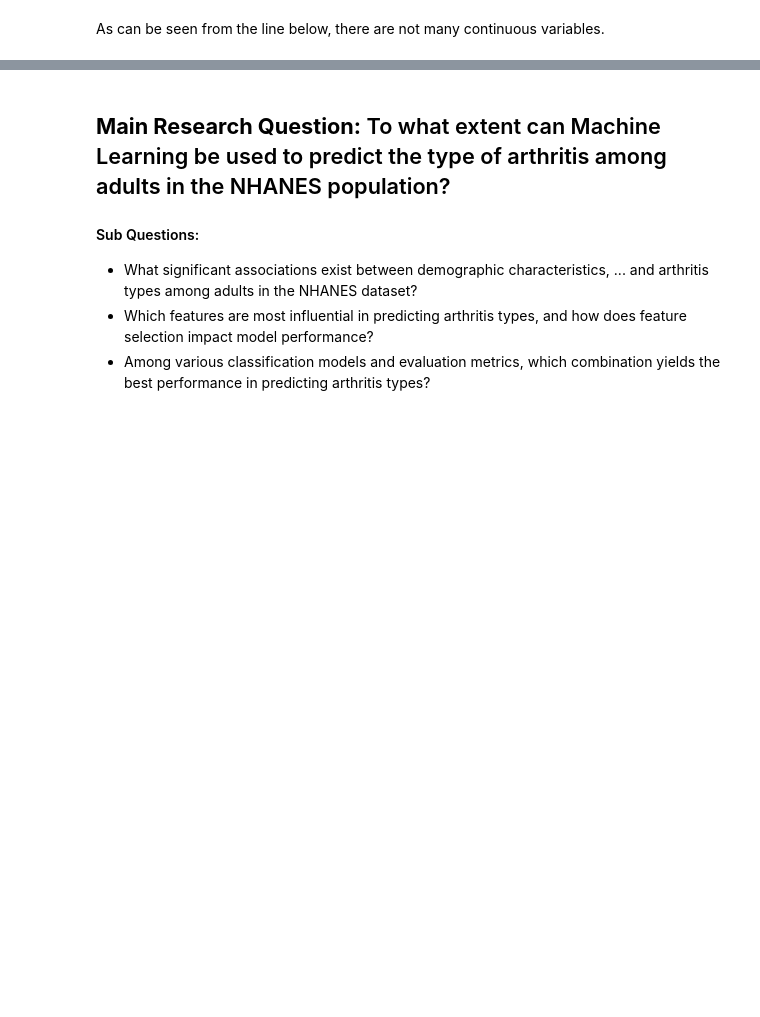
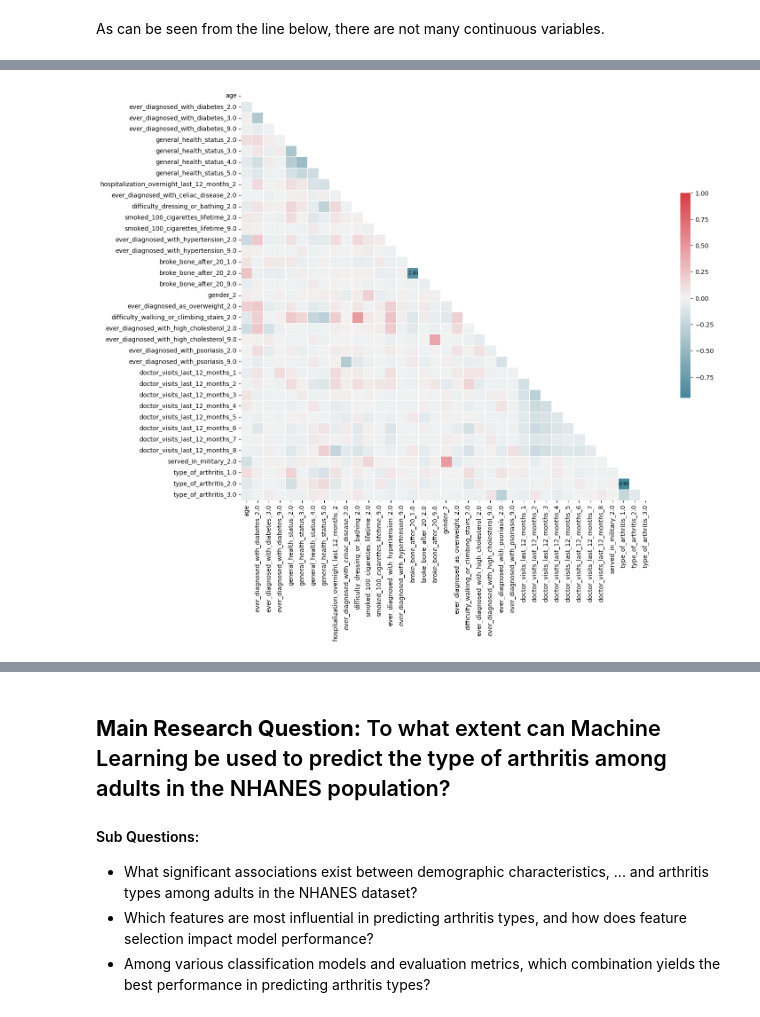
Before and after one commit to mikolajhilgert/jads-dm-project, a Jupyter notebook: Project Code.ipynb, the cells around one changed output, grey strips where cells are left out. Drawn from its saved outputs; the diff is of its cells as text; code cells hidden in the pictures; blank space fills up the shorter version.

```diff
--- a/Project Code.ipynb
+++ b/Project Code.ipynb
@@ -258,0 +277,4 @@ plt.show()
+# %%
+df = df[~df['type_of_arthritis'].isin([4, 7, 9, 0])]
+df.reset_index(drop=True, inplace=True)
+df
@@ -258,0 +295,35 @@ plt.show()
+# %%
+# Convert non-continuous columns to category dtype
+categorical_columns = list(set(df.columns) - set(continuous_columns))
+df[categorical_columns] = df[categorical_columns].astype('category')
+
+# Handle type_of_arthritis separately to avoid dropping the first category
+type_of_arthritis_dummies = pd.get_dummies(df['type_of_arthritis'], prefix='type_of_arthritis', drop_first=False)
+
+# Create dummy variables for other categorical columns with drop_first=True
+other_categorical_columns = [col for col in categorical_columns if col != 'type_of_arthritis']
+df_dummies = pd.get_dummies(df[other_categorical_columns], prefix_sep='_', drop_first=True)
+
+# Drop original categorical columns from the DataFrame
+df = df.drop(columns=categorical_columns)
+
+# Concatenate the dummy variables with the original DataFrame
+df = pd.concat([df, df_dummies, type_of_arthritis_dummies], axis=1)
+# %%
+# Calculate corr
+corr = df.corr()
+# Mask for upper triangle
+mask = np.triu(np.ones_like(corr, dtype=bool))
+# Set up the matplotlib figure
+plt.figure(figsize=(17, 12))
+
+# Create an annotation matrix with conditions for values above 0.8 or below -0.8
+annot = corr.applymap(lambda x: f"{x:.2f}" if abs(x) >= 0.8 else "")
+
+# Draw the heatmap with the mask, annotations, and correct aspect ratio
+sns.heatmap(corr, mask=mask, cmap=sns.diverging_palette(220, 10, as_cmap=True), vmax=1, center=0,
+            square=True, linewidths=.5, cbar_kws={"shrink": .5}, annot=annot, fmt="", annot_kws={"size": 7, "color": "black"})
+
+plt.show()
+# %% [output]
+[figure, added]
```
Also changed, not shown: parts of 11 cells of this notebook.
